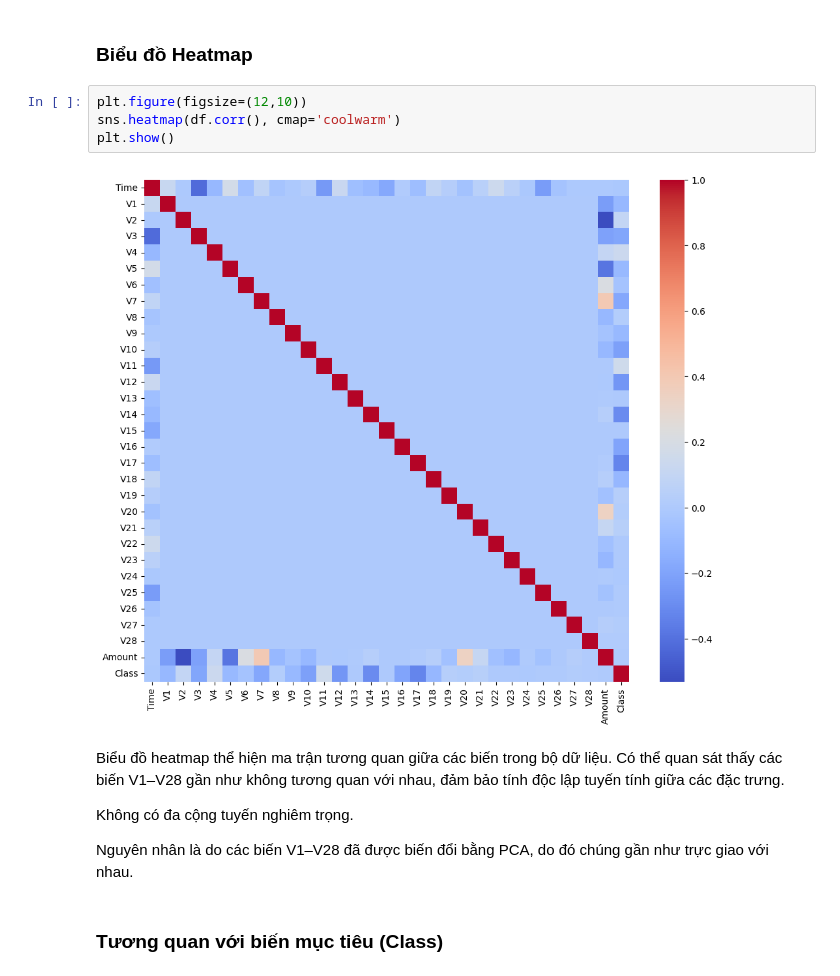
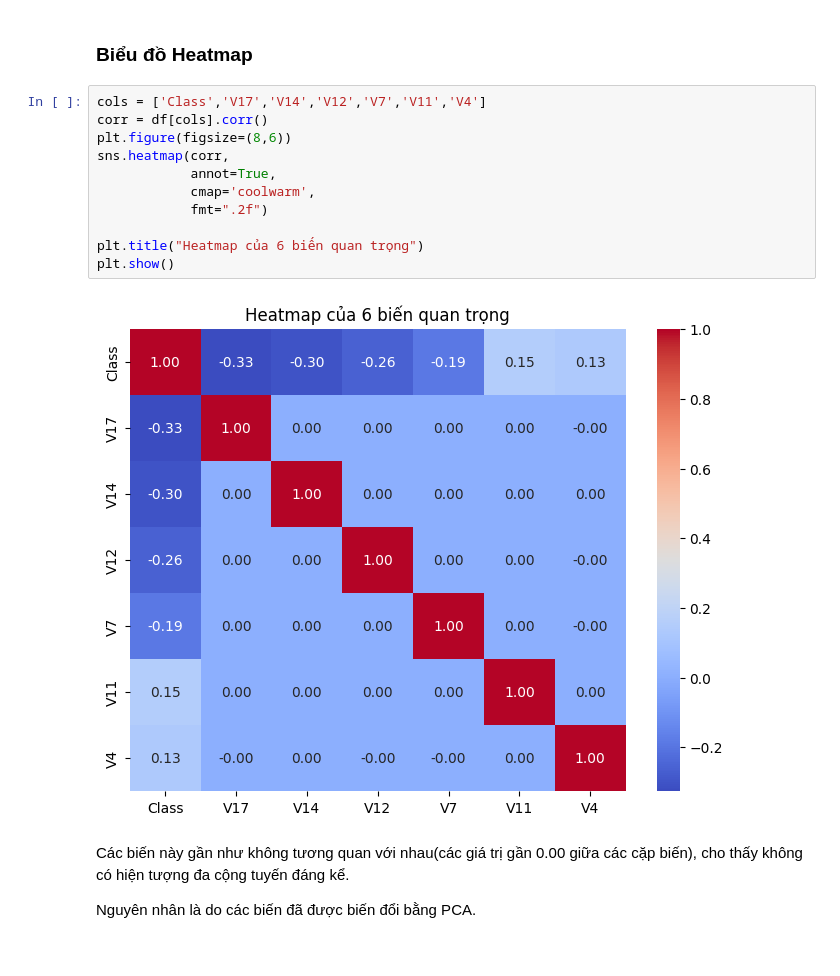
Before and after one commit to NhatHuy61205/Credit-Card-Fraud-Detection-Classification---Imbalanced-, a Jupyter notebook: notebooks/eda/eda_correlation.ipynb, the cells around one changed output. Drawn from its saved outputs; the diff is of its cells as text.

Commit message:
update heatmap scatter

```diff
--- a/notebooks/eda/eda_correlation.ipynb
+++ b/notebooks/eda/eda_correlation.ipynb
@@ -32,16 +64,19 @@ corr.head()
 # %% [markdown]
 ### Biểu đồ Heatmap
 # %%
-plt.figure(figsize=(12,10))
-sns.heatmap(df.corr(), cmap='coolwarm')
+cols = ['Class','V17','V14','V12','V7','V11','V4']
+corr = df[cols].corr()
+plt.figure(figsize=(8,6))
+sns.heatmap(corr,
+            annot=True,
+            cmap='coolwarm',
+            fmt=".2f")
+
+plt.title("Heatmap của 6 biến quan trọng")
 plt.show()
 # %% [output]
-[figure, old version]
+[figure, new version]
 # %% [markdown]
-Biểu đồ heatmap thể hiện ma trận tương quan giữa các biến trong bộ dữ liệu. Có thể quan sát thấy các biến V1–V28 gần như không tương quan với nhau, đảm bảo tính độc lập tuyến tính giữa các đặc trưng.
+Các biến này gần như không tương quan với nhau(các giá trị gần 0.00 giữa các cặp biến), cho thấy không có hiện tượng đa cộng tuyến đáng kể.
 
-Không có đa cộng tuyến nghiêm trọng.
-
-Nguyên nhân là do các biến V1–V28 đã được biến đổi bằng PCA, do đó chúng gần như trực giao với nhau.
+Nguyên nhân là do các biến đã được biến đổi bằng PCA.
-# %% [markdown]
-### Tương quan với biến mục tiêu (Class)
```
Also changed, not shown: parts of 12 cells of this notebook.
